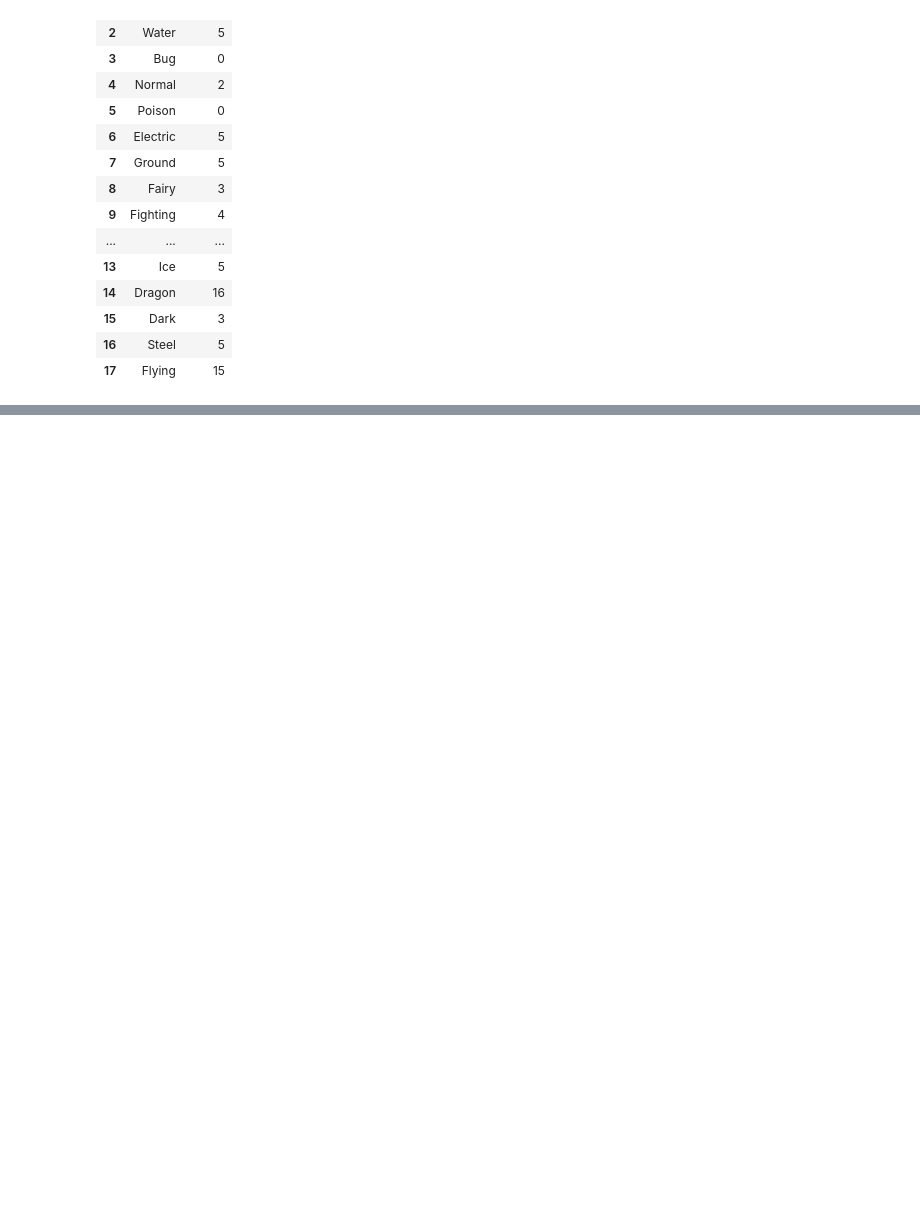
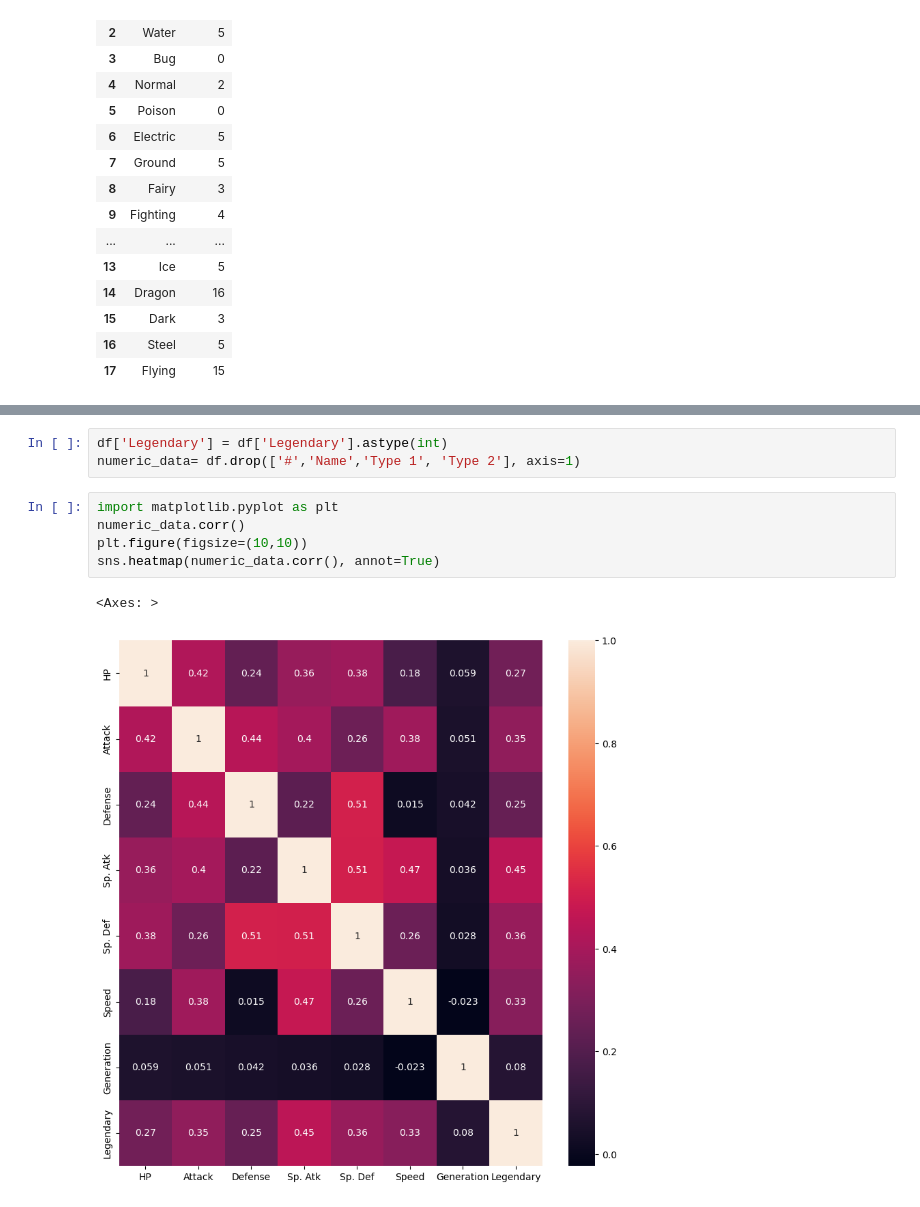
Before and after one commit to prackash/Pokemon-data, a Jupyter notebook: analysis.ipynb, the cells around one changed output, grey strips where cells are left out. Cells and saved outputs as stored; diff of their text form; blank space fills up the shorter version.

```diff
--- a/analysis.ipynb
+++ b/analysis.ipynb
@@ -286,0 +311,11 @@ lengendTypes
+# %%
+df['Legendary'] = df['Legendary'].astype(int)
+numeric_data= df.drop(['#','Name','Type 1', 'Type 2'], axis=1)
+# %%
+import matplotlib.pyplot as plt
+numeric_data.corr()
+plt.figure(figsize=(10,10))
+sns.heatmap(numeric_data.corr(), annot=True)
+# %% [output]
+<Axes: >
+[figure, added]
```
Also changed, not shown: parts of 9 cells of this notebook.
